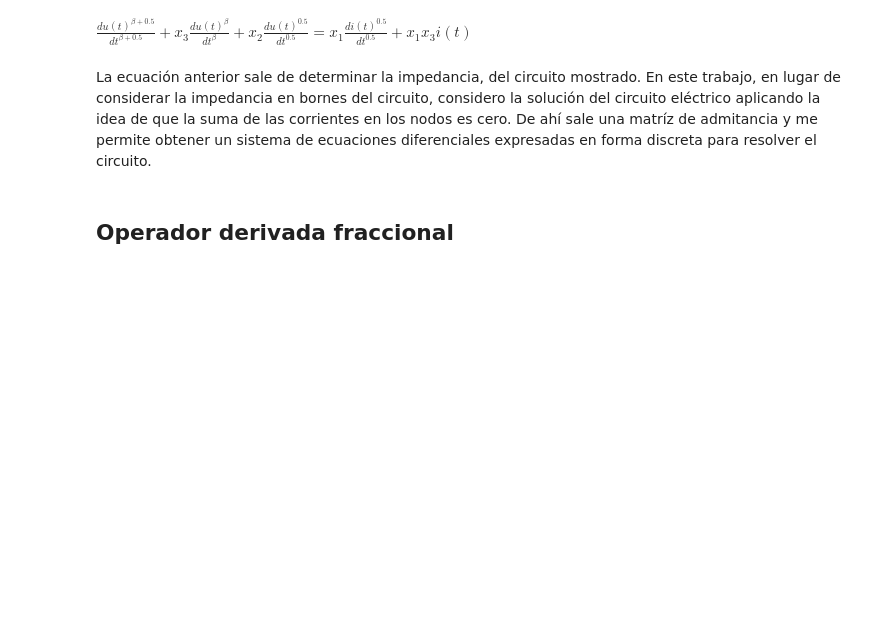
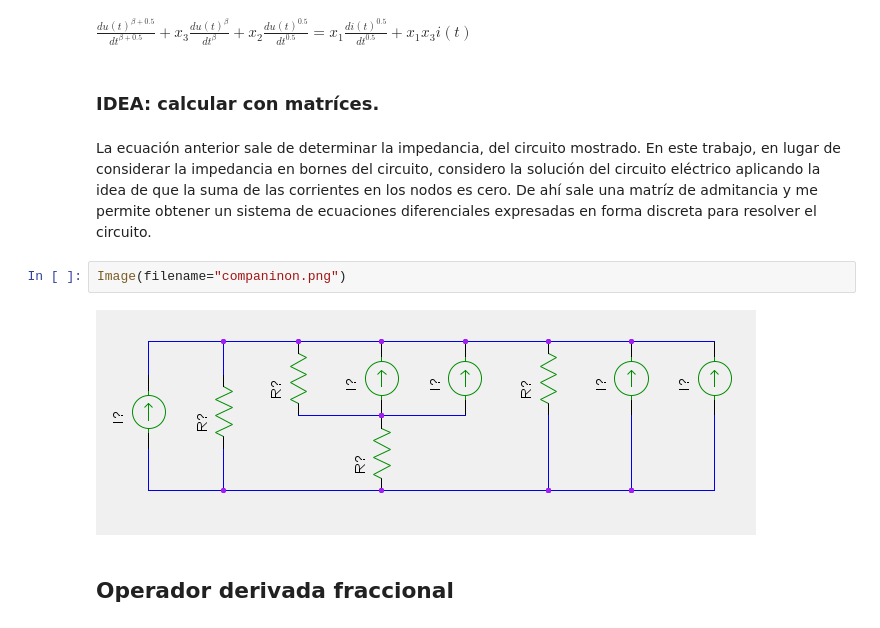
Before and after one commit to lmpizarro/apuntes-python-cientifico, a Jupyter notebook: cursoPython/fractional/companionModel.ipynb, the cells around one changed output. Drawn from its saved outputs; the diff is of its cells as text; blank space fills up the shorter version.

```diff
--- a/cursoPython/companionModel.ipynb
+++ b/cursoPython/fractional/companionModel.ipynb
@@ -16,8 +16,14 @@ Experimentalmente, la idea es excitar el circuito con un pulso  de corriente de
 Con el pulso de excitación y la respuesta, alimentar algún método de identificación de parámetros de sistema (ej. cuadrados mínimos) para determinar: $R_{\omega}$, $R_{t}$, y $\beta$, $C_{cpe}$, $C_{w}$.
 # %% [markdown]
 $\frac {d u(t)^{\beta + 0.5}} {d t ^{\beta + 0.5}} + x_3 \frac {d u(t)^{\beta}} {d t ^{\beta}} + x_2 \frac {d u(t)^{0.5}} {d t ^{0.5}} = x_1 \frac {d i(t)^{0.5}} {d t ^{0.5}} + x_1 x_3 i(t)$
+# %% [markdown]
+### IDEA: calcular con matríces.
 # %% [markdown]
 La ecuación anterior sale de determinar la impedancia, del circuito mostrado. En este trabajo, en lugar de considerar la impedancia en bornes del circuito, considero la solución del circuito eléctrico aplicando la idea de que la suma de las corrientes en los nodos es cero. De ahí sale una matríz de admitancia y me permite obtener un sistema de ecuaciones diferenciales expresadas en forma discreta para resolver el circuito.
+# %%
+Image(filename="companinon.png")
+# %% [output]
+[figure, added]
 # %% [markdown]
 ## Operador derivada fraccional
 # %% [markdown]
```
Also changed, not shown: parts of 5 cells of this notebook, 3 other files.
